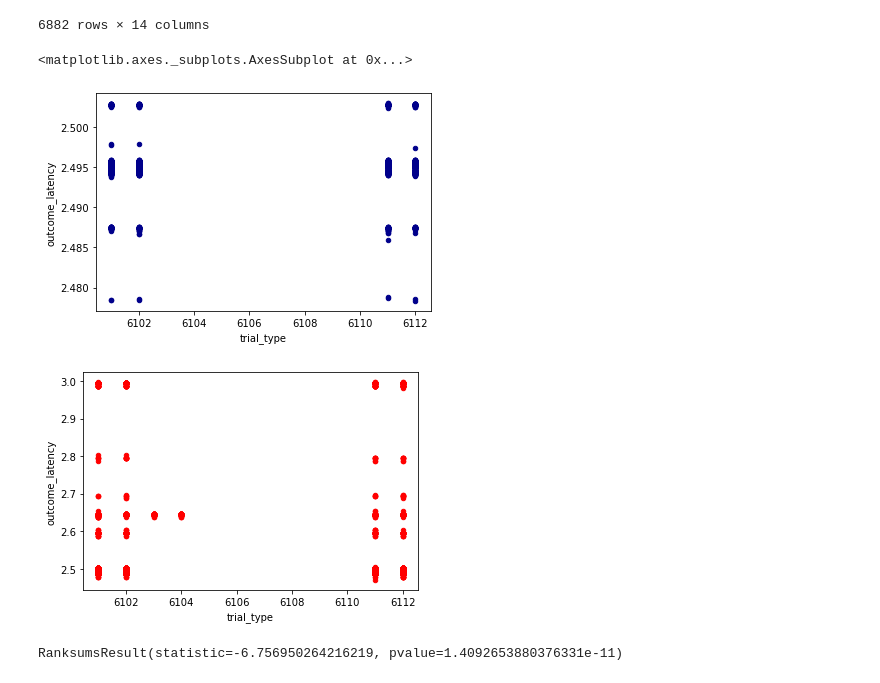
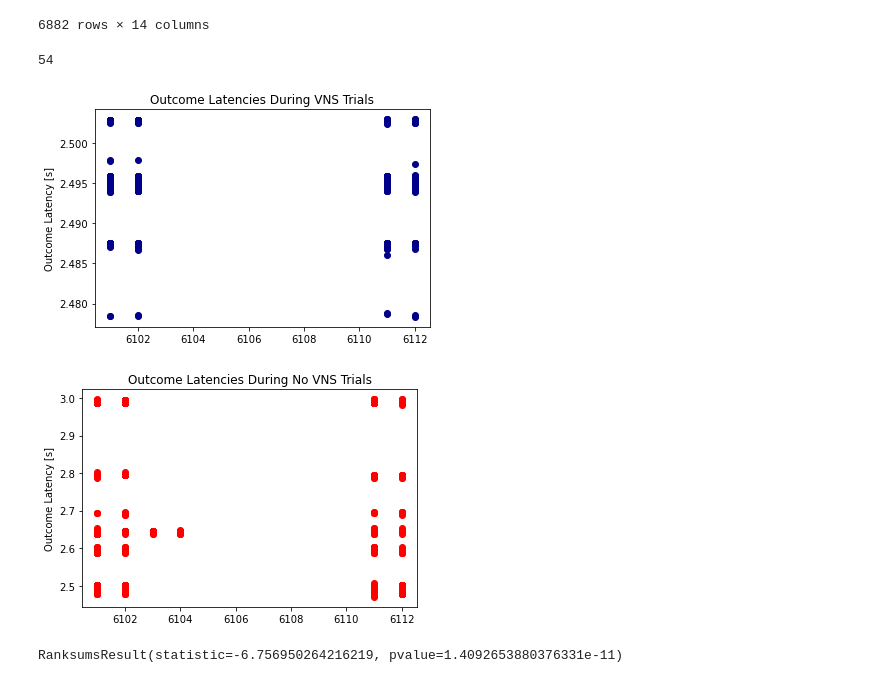
Before and after one commit to schlich/vns, a Jupyter notebook: trial_analysis.ipynb, the cells around one changed output. Drawn from its saved outputs; the diff is of its cells as text; code cells hidden in the pictures.

```diff
--- a/trial_analysis.ipynb
+++ b/trial_analysis.ipynb
@@ -117,13 +121,31 @@ goodOFF_trials
 | 492 | 2019-01-31 16:11:00 | 1 | 6312 | 1 | 10 | 0 | 2.056604 | ... |
 | 493 | 2019-01-31 16:11:00 | 1 | 6302 | 1 | 10 | 0 | 2.012973 | ... |
 6882 rows × 14 columns
-# %%
-goodVNS_trials.plot.scatter(x = 'trial_type', y = 'outcome_latency', c = 'DarkBlue')
-goodOFF_trials.plot.scatter(x = 'trial_type', y = 'outcome_latency', c = 'Red')
-# %% [output]
-<matplotlib.axes._subplots.AxesSubplot at 0x...>
-[figure, removed]
-[figure, removed]
+# %%
+len(goodOFF_trials[goodOFF_trials['trial_type'] == 6104]) # number of trials in a given trial_type code
+# %% [output]
+54
+# %%
+# scatter plot of good VNS on trials- outcome latencies grouped by trial type
+#plt.figure(figsize = (12,12))
+plt.scatter(goodVNS_trials['trial_type'], goodVNS_trials['outcome_latency'], c ='DarkBlue')
+plt.ylabel('Outcome Latency [s]')
+plt.title('Outcome Latencies During VNS Trials')
+vns_scatter = plt.gcf()
+plt.show()
+vns_scatter.savefig('vns_scatter.png', dpi = 100)
+# %% [output]
+[figure, added]
+# %%
+# scatter plot of good VNS off trials- outcome latencies grouped by trial type
+plt.scatter(goodOFF_trials['trial_type'], goodOFF_trials['outcome_latency'], c = 'Red')
+plt.ylabel('Outcome Latency [s]')
+plt.title('Outcome Latencies During No VNS Trials')
+noVNS_scatter = plt.gcf()
+plt.show()
+noVNS_scatter.savefig('noVNS_scatter.png', dpi = 100)
+# %% [output]
+[figure, added]
 # %%
 #good_trials.plot.scatter(x = 'trial_type', y = 'outcome_latency', c = 'VNS', colormap = 'plasma')
 # %%
```
Also changed, not shown: parts of 6 cells of this notebook, 1 other file.
